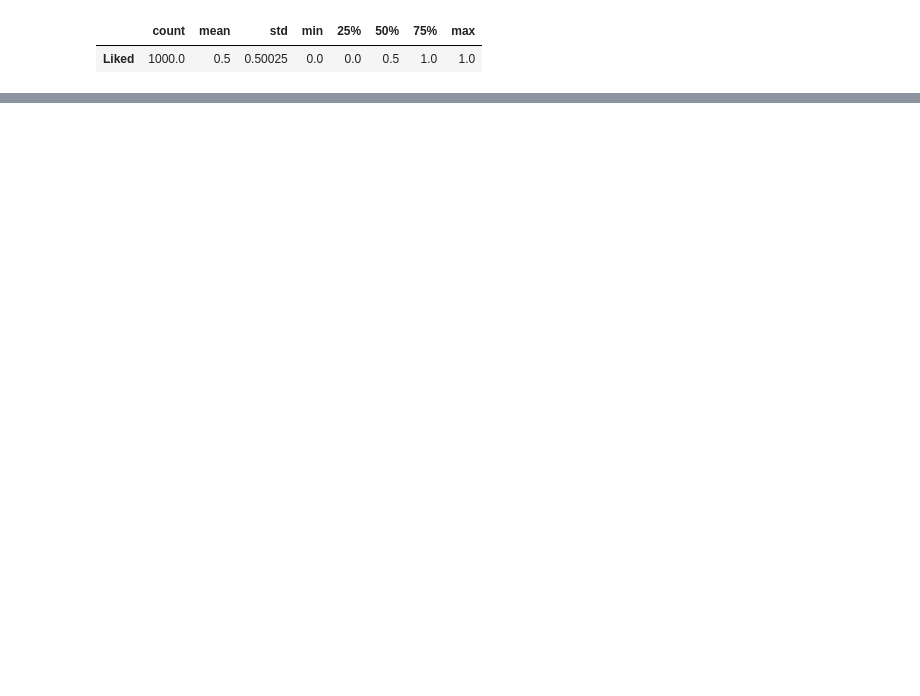
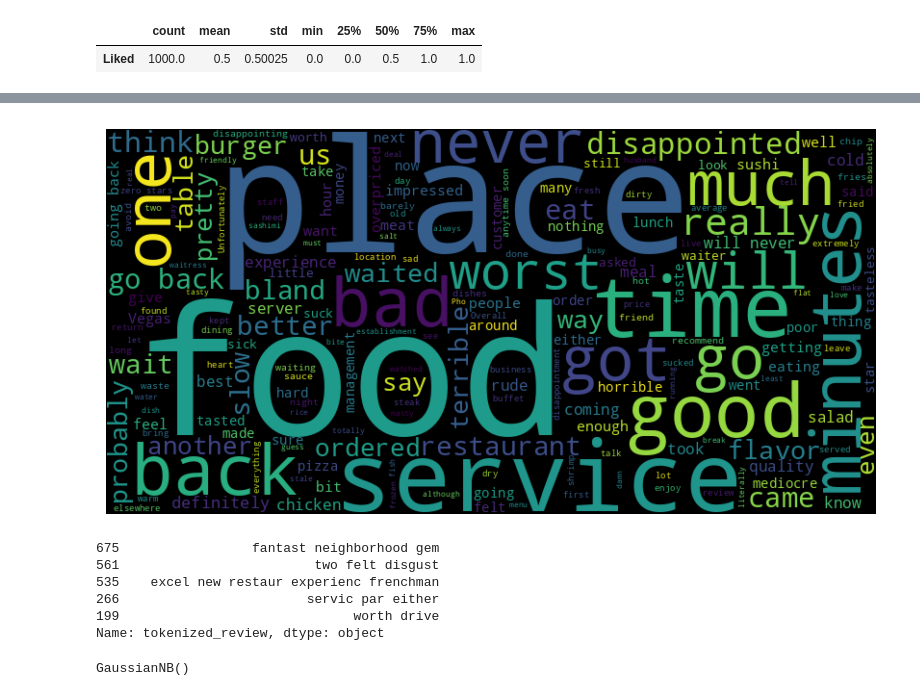
Before and after one commit to kavyanshpandey/Covid19--Tracker, a Jupyter notebook: Untitled0.ipynb, the cells around one changed output, grey strips where cells are left out. Drawn from its saved outputs; the diff is of its cells as text; code cells hidden in the pictures; blank space fills up the shorter version.

```diff
--- a/Untitled0.ipynb
+++ b/Untitled0.ipynb
@@ -414,0 +80,13 @@ The best accuracy is 49.5% with alpha value as 0.0
+# %%
+#negative words
+word_cloud=df.loc[df['Liked']==0,:]
+text=" ".join([text for text in word_cloud['Review']])
+
+wordcloud=WordCloud(width=800,height=400,background_color='black').generate(text)
+
+plt.figure(figsize=(10,5))
+plt.imshow(wordcloud,interpolation='bilinear')
+plt.axis('off')
+plt.show()
+# %% [output]
+[figure, added]
@@ -414,0 +98,9 @@ The best accuracy is 49.5% with alpha value as 0.0
+# %%
+xtrain.head()
+# %% [output]
+675                 fantast neighborhood gem
+561                         two felt disgust
+535    excel new restaur experienc frenchman
+266                        servic par either
+199                              worth drive
+Name: tokenized_review, dtype: object
@@ -414,0 +113,6 @@ The best accuracy is 49.5% with alpha value as 0.0
+# %%
+from sklearn.naive_bayes import GaussianNB
+nb =GaussianNB()
+nb.fit(xtrain_array,ytrain)
+# %% [output]
+GaussianNB()
```
Also changed, not shown: parts of 70 cells of this notebook.
